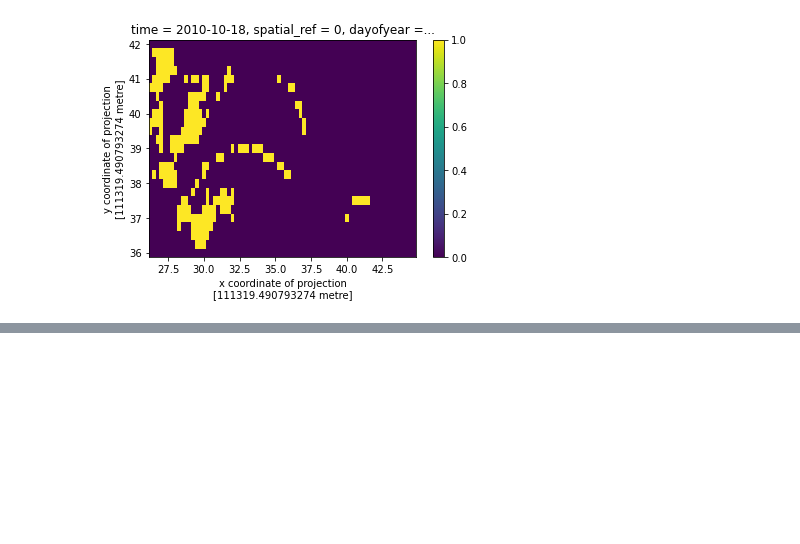
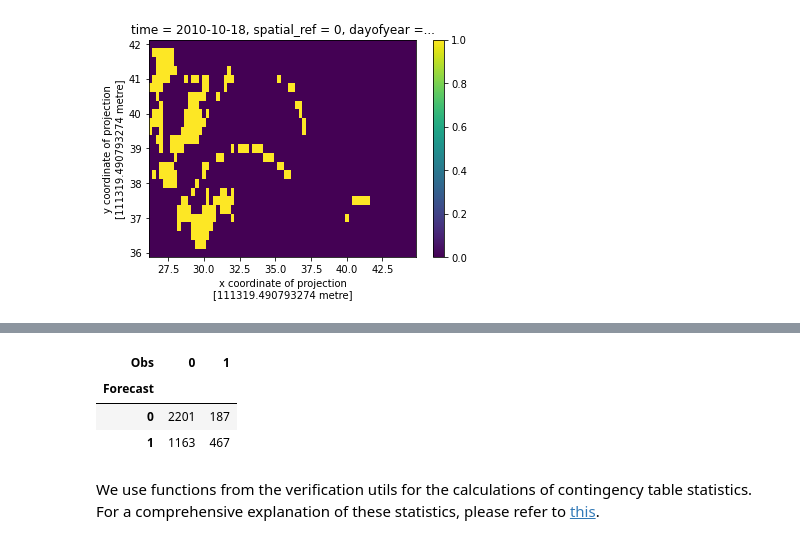
Before and after one commit to berkaydonmezs/model-verification-projects, a Jupyter notebook: contingency_table_verification.ipynb, the cells around one changed output, grey strips where cells are left out. Drawn from its saved outputs; the diff is of its cells as text; code cells hidden in the pictures; blank space fills up the shorter version.

Commit message:
Complete contingency stat notebook

```diff
--- a/contingency_table_verification.ipynb
+++ b/contingency_table_verification.ipynb
@@ -126,0 +125,5 @@ era5_period_binary[290].plot()
+# %%
+tab = pd.crosstab(index = era5_period_binary.sel(latitude=41, longitude=27),
+                  columns = eobs_period_binary.sel(latitude=41, longitude=27),
+                  dropna=False, rownames = ['Forecast'], colnames=['Obs']
+              )
@@ -127,7 +137,7 @@ era5_period_binary[290].plot()
 # %%
-contingency = xs.Contingency(observations = eobs_period_binary,
-                             forecasts = era5_period_binary,
-                             observation_category_edges = np.array([0, 0.5, 1]),
-                             forecast_category_edges = np.array([0, 0.5, 1]),
-                             dim=["time"])
-# continue later
+tab
+# %% [output]
+| Obs | 0 | 1 |
+| Forecast |  |  |
+| 0 | 2201 | 187 |
+| 1 | 1163 | 467 |
@@ -133,0 +151,2 @@ contingency = xs.Contingency(observations = eobs_period_binary,
+# %% [markdown]
+We use functions from the verification utils for the calculations of contingency table statistics. For a comprehensive explanation of these statistics, please refer to [this](https://www.cawcr.gov.au/projects/verification/#Contingency_table).
```
Also changed, not shown: parts of 6 cells of this notebook, 1 other file.
